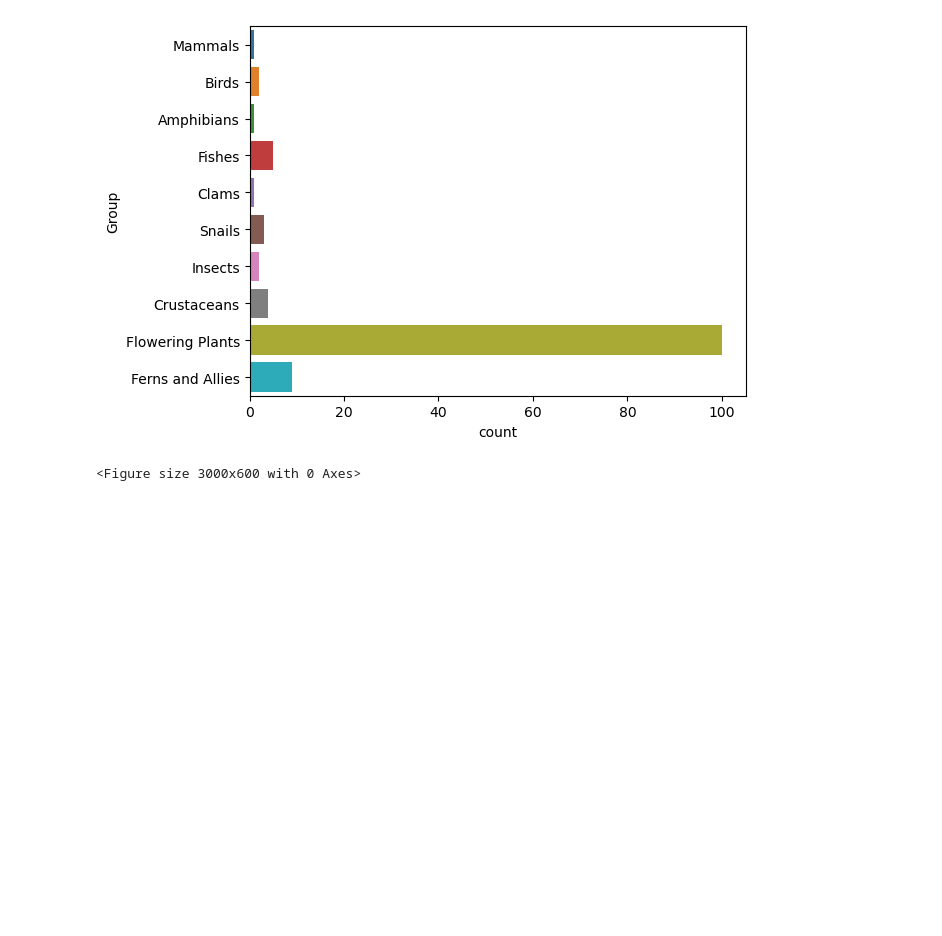
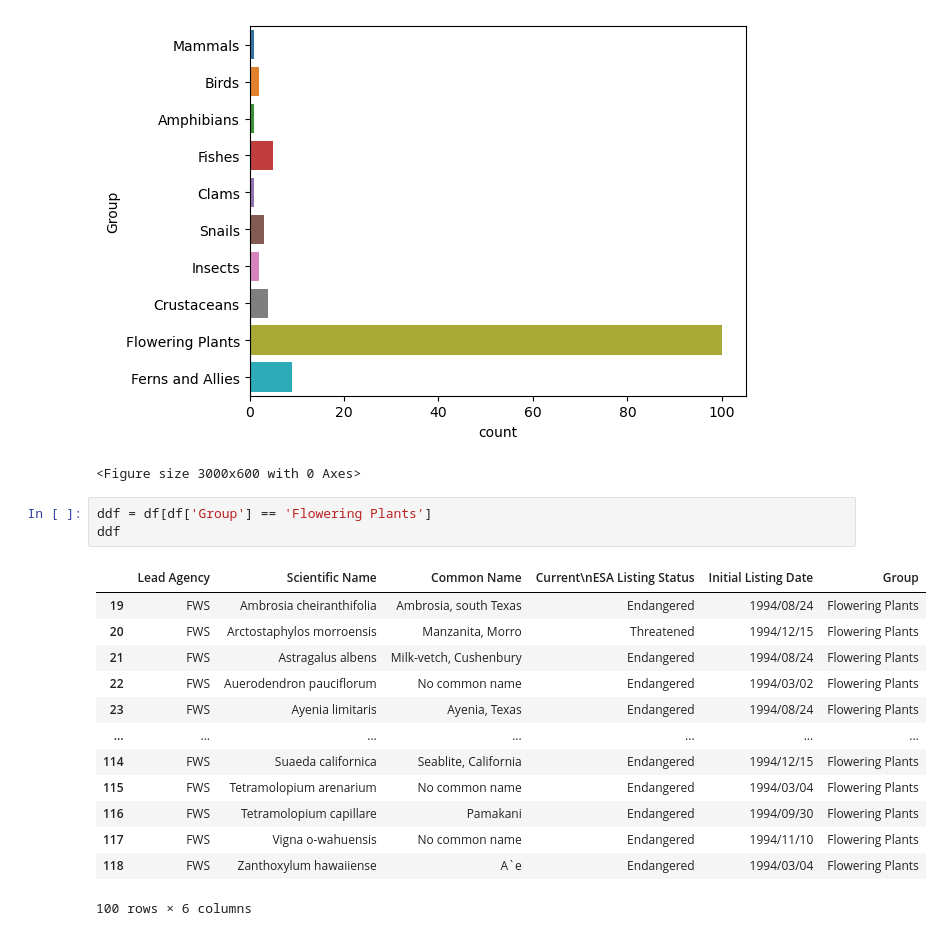
Before and after one commit to jw486/Data-Project-V2, a Jupyter notebook: 1994 (1).ipynb, the cells around one changed output. Cells and saved outputs as stored; diff of their text form; blank space fills up the shorter version.

```diff
--- a/1994 (1).ipynb
+++ b/1994 (1).ipynb
@@ -49,3 +49,20 @@ plt.figure(figsize=(30, 6))
 <Figure size 3000x600 with 0 Axes>
 [figure]
 <Figure size 3000x600 with 0 Axes>
+# %%
+ddf = df[df['Group'] == 'Flowering Plants']
+ddf
+# %% [output]
+|  | Lead Agency | Scientific Name | Common Name | Current\nESA Listing Status | Initial Listing Date | Group |
+| 19 | FWS | Ambrosia cheiranthifolia | Ambrosia, south Texas | Endangered | 1994/08/24 | Flowering Plants |
+| 20 | FWS | Arctostaphylos morroensis | Manzanita, Morro | Threatened | 1994/12/15 | Flowering Plants |
+| 21 | FWS | Astragalus albens | Milk-vetch, Cushenbury | Endangered | 1994/08/24 | Flowering Plants |
+| 22 | FWS | Auerodendron pauciflorum | No common name | Endangered | 1994/03/02 | Flowering Plants |
+| 23 | FWS | Ayenia limitaris | Ayenia, Texas | Endangered | 1994/08/24 | Flowering Plants |
+| ... | ... | ... | ... | ... | ... | ... |
+| 114 | FWS | Suaeda californica | Seablite, California | Endangered | 1994/12/15 | Flowering Plants |
+| 115 | FWS | Tetramolopium arenarium | No common name | Endangered | 1994/03/04 | Flowering Plants |
+| 116 | FWS | Tetramolopium capillare | Pamakani | Endangered | 1994/09/30 | Flowering Plants |
+| 117 | FWS | Vigna o-wahuensis | No common name | Endangered | 1994/11/10 | Flowering Plants |
+| 118 | FWS | Zanthoxylum hawaiiense | A`e | Endangered | 1994/03/04 | Flowering Plants |
+100 rows × 6 columns
```
Also changed, not shown: 15 other files.
